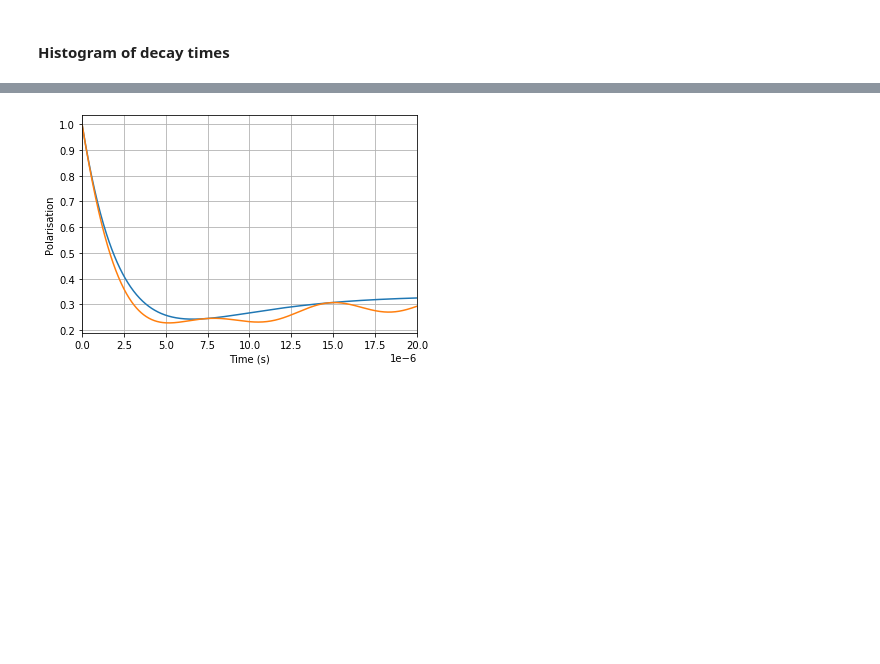
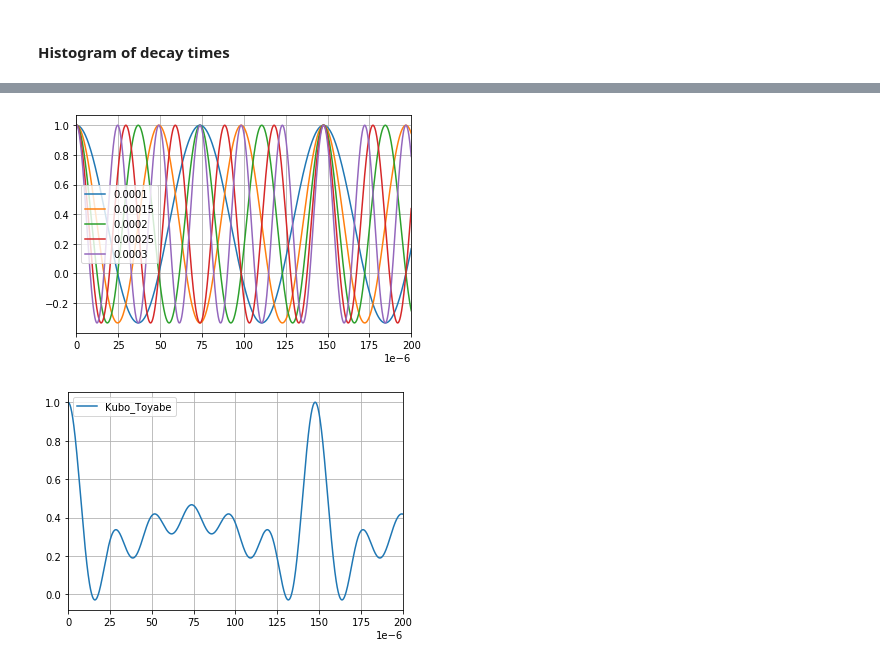
Before and after one commit to AJO-Python/Muon_magnets, a Jupyter notebook: Project_notebook.ipynb, the cells around one changed output, grey strips where cells are left out. Cells and saved outputs as stored; diff of their text form; code cells hidden in the pictures; blank space fills up the shorter version.

```diff
--- a/Project_notebook.ipynb
+++ b/Project_notebook.ipynb
@@ -87,17 +116,50 @@ plt.show()
-# %%
-omega = func.larmor_freq(0.001)
-ang_pre = func.angular_precession(binscenters, omega, np.pi/1.1)
-precession_with_decay = [x*y for x, y in zip(func.polarisation(binscenters), ang_pre)]
-
-plt.figure()
-plt.plot(binscenters, func.polarisation(binscenters), label="Kubo-Toyabe")
-plt.plot(binscenters, precession_with_decay, label="Polarisation times angular precession")
-plt.xlim(0, 20e-6)
-plt.ticklabel_format(axis="x", style="sci", scilimits=(-6, -6))
-plt.xlabel("Time (s)")
-plt.ylabel("Polarisation")
-plt.title("")
-plt.grid()
-plt.show()
-# %% [output]
-[figure, removed]
+# %%
+def get_kubo_toyabe_factor(parameter, t):
+    return (1/3) + (2/3) * np.exp(-0.5*(parameter**2)*(t**2)) * (1-((parameter**2) * (t**2)))
+
+def get_angular_precession_static(field, time, gyro):
+    return (1/3) + ((2/3)*(np.cos(gyro * time * field)))
+
+def gaussian_field(width, field):
+    term1 = (Muon().gyro_ratio) / (((2*np.pi)**0.5) * width)
+    term2 = np.exp( ((-Muon().gyro_ratio)**2) * (field**2) / (2*(width**2)))
+    return term1 * term2
+
+# Initiallising variables
+N = 1000
+particles = [Muon() for _ in range(N)]
+fields = [0.0001, 0.00015, 0.0002, 0.00025, 0.0003]
+times =  np.linspace(0, 200e-6, N)
+
+angles = np.zeros([5, N])
+angle_average = np.zeros(N)
+
+# Creating data for different field strengths
+for i, strength in enumerate(fields):
+    for j, t in enumerate(times):
+        angles[i][j] = get_angular_precession_static(strength, t, Muon.gyro_ratio)
+
+# Plotting field strength graphs
+plt.figure()
+for i in range(5):
+    plt.plot(times, angles[i], label="{}".format(fields[i]))
+    angle_average = np.add(angles[i], angle_average)
+plt.legend(loc="best")
+plt.xlim(0, 200e-6)
+plt.grid()
+plt.ticklabel_format(axis="x", style="sci", scilimits=(-6, -6))
+plt.show()
+
+# Plotting average graph
+plt.figure()
+angle_average = [i/5 for i in angle_average]
+plt.plot(times, angle_average, label="Kubo_Toyabe")
+
+plt.legend(loc="best")
+plt.xlim(0, 200e-6)
+plt.grid()
+plt.ticklabel_format(axis="x", style="sci", scilimits=(-6, -6))
+plt.show()
+# %% [output]
+[figure, added]
+[figure, added]
```
Also changed, not shown: parts of 8 cells of this notebook.
